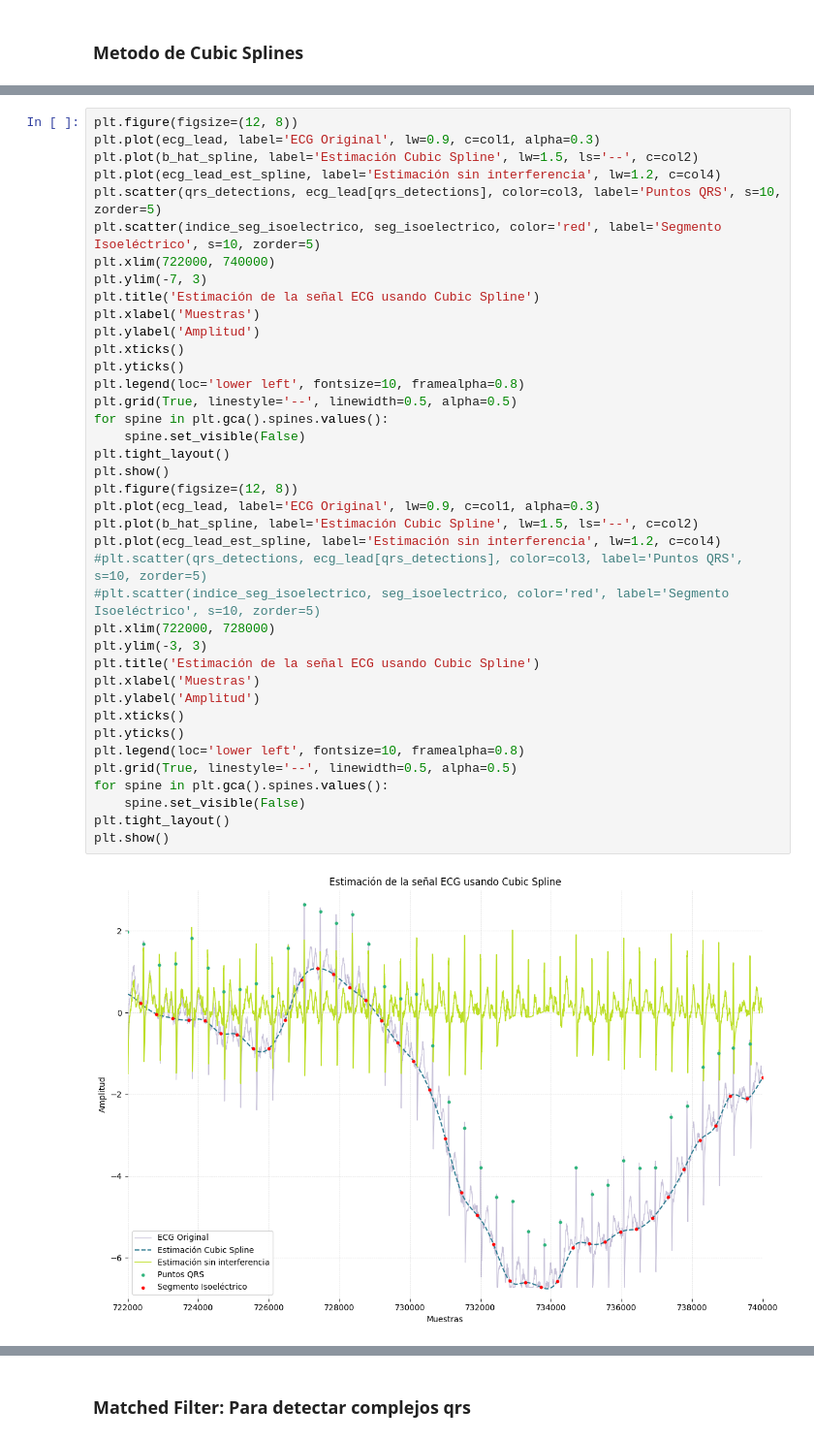
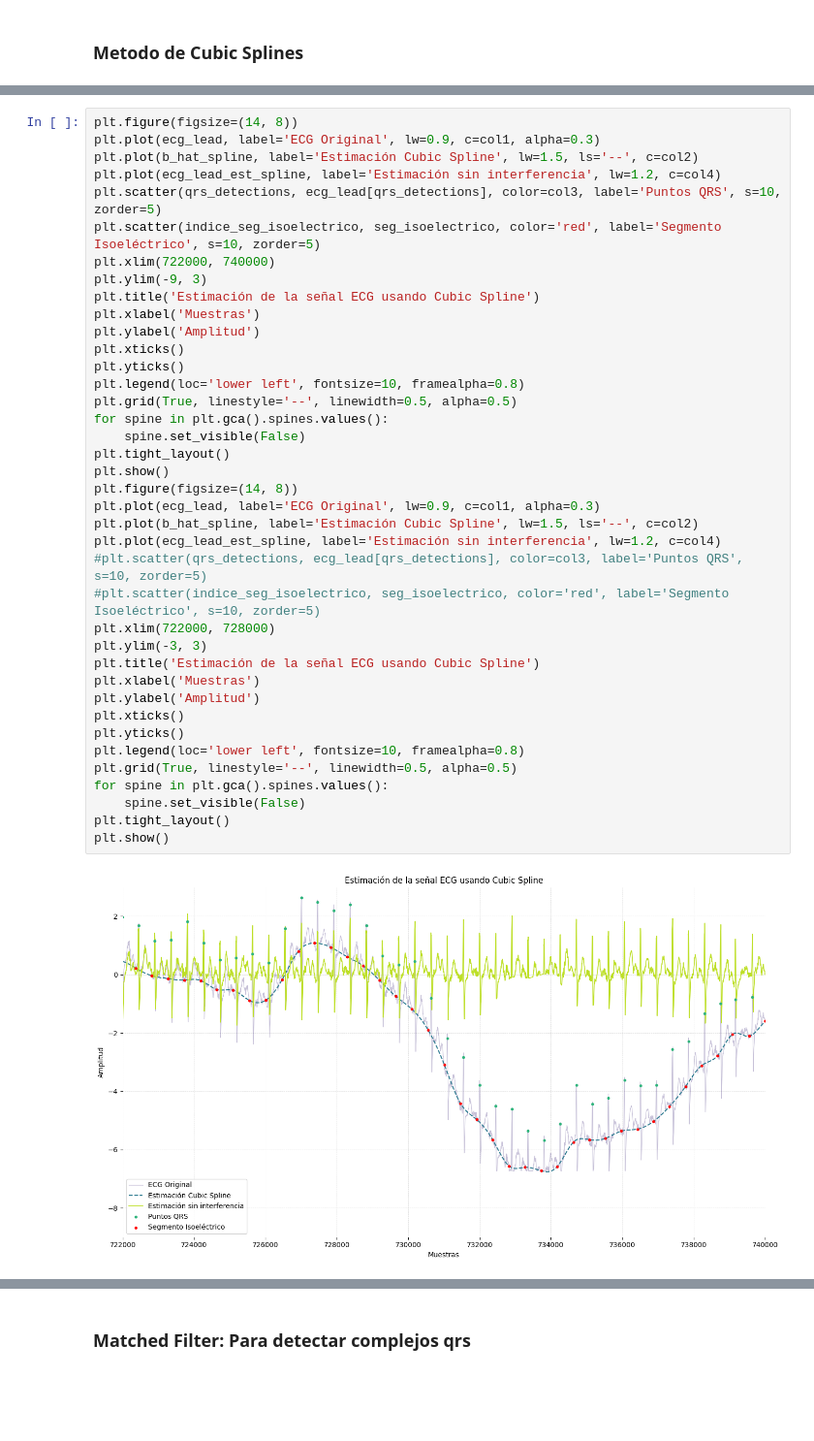
Before and after one commit to smithcamila2003/APS, a Jupyter notebook: TS8.ipynb, the cells around one changed output, grey strips where cells are left out. Shown at 97% size. Drawn from its saved outputs; the diff is of its cells as text; blank space fills up the shorter version.

```diff
--- a/TS8.ipynb
+++ b/TS8.ipynb
@@ -200,42 +236,42 @@ b_hat_spline = spline_func(np.arange(N))
 ecg_lead_est_spline = ecg_lead - b_hat_spline
 # %%
-plt.figure(figsize=(12, 8))
+plt.figure(figsize=(14, 8))
 plt.plot(ecg_lead, label='ECG Original', lw=0.9, c=col1, alpha=0.3)
 plt.plot(b_hat_spline, label='Estimación Cubic Spline', lw=1.5, ls='--', c=col2)
 plt.plot(ecg_lead_est_spline, label='Estimación sin interferencia', lw=1.2, c=col4)
 plt.scatter(qrs_detections, ecg_lead[qrs_detections], color=col3, label='Puntos QRS', s=10, zorder=5)
 plt.scatter(indice_seg_isoelectrico, seg_isoelectrico, color='red', label='Segmento Isoeléctrico', s=10, zorder=5)
 plt.xlim(722000, 740000)
-plt.ylim(-7, 3)
+plt.ylim(-9, 3)
 plt.title('Estimación de la señal ECG usando Cubic Spline')
 plt.xlabel('Muestras')
 plt.ylabel('Amplitud')
 plt.xticks()
 plt.yticks()
 plt.legend(loc='lower left', fontsize=10, framealpha=0.8)
 plt.grid(True, linestyle='--', linewidth=0.5, alpha=0.5)
 for spine in plt.gca().spines.values():
     spine.set_visible(False)
 plt.tight_layout()
 plt.show()
-plt.figure(figsize=(12, 8))
+plt.figure(figsize=(14, 8))
 plt.plot(ecg_lead, label='ECG Original', lw=0.9, c=col1, alpha=0.3)
 plt.plot(b_hat_spline, label='Estimación Cubic Spline', lw=1.5, ls='--', c=col2)
 plt.plot(ecg_lead_est_spline, label='Estimación sin interferencia', lw=1.2, c=col4)
 #plt.scatter(qrs_detections, ecg_lead[qrs_detections], color=col3, label='Puntos QRS', s=10, zorder=5)
 #plt.scatter(indice_seg_isoelectrico, seg_isoelectrico, color='red', label='Segmento Isoeléctrico', s=10, zorder=5)
 plt.xlim(722000, 728000)
 plt.ylim(-3, 3)
 plt.title('Estimación de la señal ECG usando Cubic Spline')
 plt.xlabel('Muestras')
 plt.ylabel('Amplitud')
 plt.xticks()
 plt.yticks()
 plt.legend(loc='lower left', fontsize=10, framealpha=0.8)
 plt.grid(True, linestyle='--', linewidth=0.5, alpha=0.5)
 for spine in plt.gca().spines.values():
     spine.set_visible(False)
 plt.tight_layout()
 plt.show()
 # %% [output]
-[figure, old version]
+[figure, new version]
```
Also changed, not shown: parts of 17 cells of this notebook.
